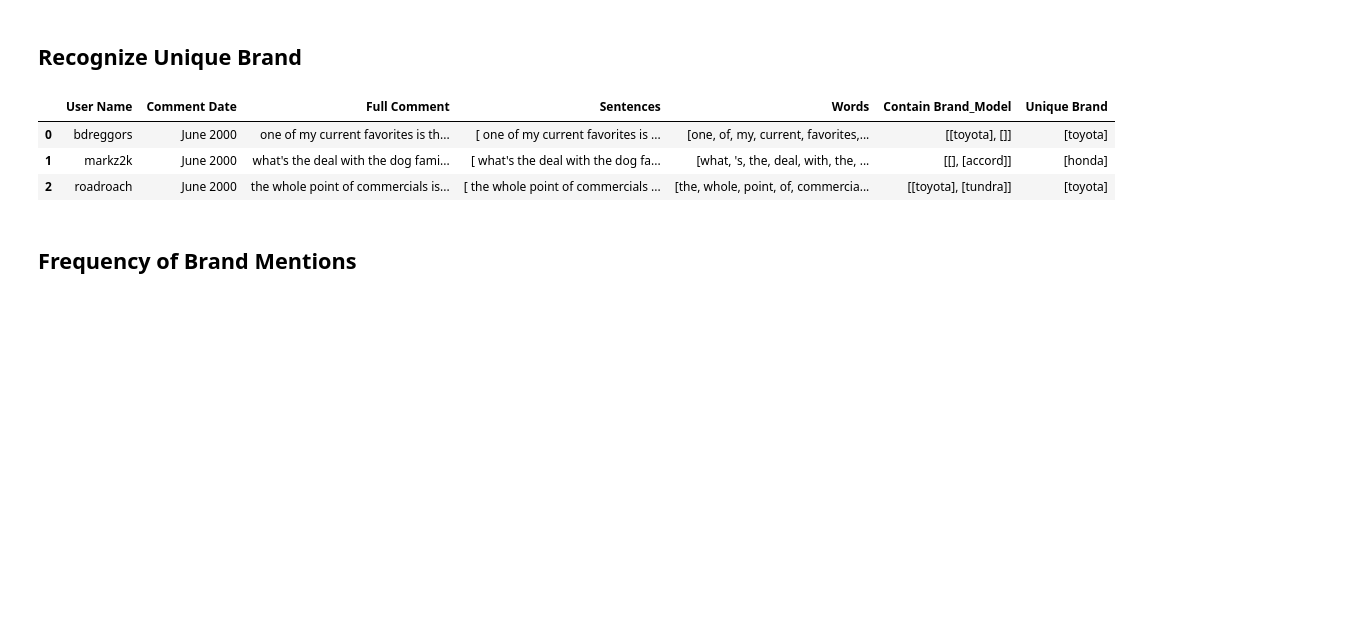
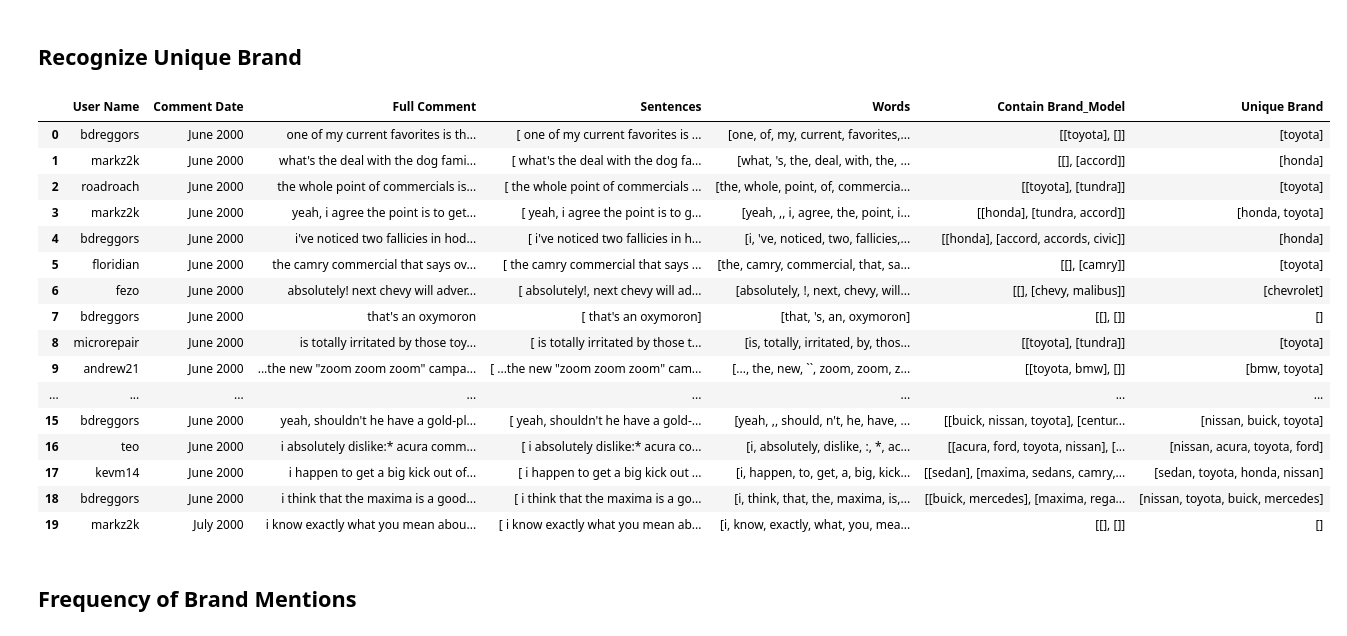
Before and after one commit to rebeccazhang199/Text_Analytics, a Jupyter notebook: Group Assignment.ipynb, the cells around one changed output. Saved outputs shown, nothing was run; the diff lists cells and outputs as text; code cells hidden in the pictures; blank space fills up the shorter version.

Commit message:
Add files via upload
Changed comments df

```diff
--- a/Group Assignment.ipynb
+++ b/Group Assignment.ipynb
@@ -155,22 +155,35 @@ comments.head(3)
 # %%
 def extract_unique_brands(brand_model_list):
     unique_brands = set()
     for brand in brand_model_list[0]:
         unique_brands.add(brand)
     for model in brand_model_list[1]:
         brand_from_dict = model_dict.get(model)
-        if brand_from_dict not in unique_brands:
+        if brand_from_dict not in unique_brands and brand_from_dict is not None:
             unique_brands.add(brand_from_dict)
 
     return list(unique_brands)
 
 comments['Unique Brand'] = comments['Contain Brand_Model'].apply(extract_unique_brands)
-comments.head(3)
+comments.head(20)
 # %% [output]
 |  | User Name | Comment Date | Full Comment | Sentences | Words | Contain Brand_Model | Unique Brand |
 | 0 | bdreggors | June 2000 | one of my current favorites is th... | [ one of my current favorites is ... | [one, of, my, current, favorites,... | [[toyota], []] | [toyota] |
 | 1 | markz2k | June 2000 | what's the deal with the dog fami... | [ what's the deal with the dog fa... | [what, 's, the, deal, with, the, ... | [[], [accord]] | [honda] |
 | 2 | roadroach | June 2000 | the whole point of commercials is... | [ the whole point of commercials ... | [the, whole, point, of, commercia... | [[toyota], [tundra]] | [toyota] |
+| 3 | markz2k | June 2000 | yeah, i agree the point is to get... | [ yeah, i agree the point is to g... | [yeah, ,, i, agree, the, point, i... | [[honda], [tundra, accord]] | [honda, toyota] |
+| 4 | bdreggors | June 2000 | i've noticed two fallicies in hod... | [ i've noticed two fallicies in h... | [i, 've, noticed, two, fallicies,... | [[honda], [accord, accords, civic]] | [honda] |
+| 5 | floridian | June 2000 | the camry commercial that says ov... | [ the camry commercial that says ... | [the, camry, commercial, that, sa... | [[], [camry]] | [toyota] |
+| 6 | fezo | June 2000 | absolutely! next chevy will adver... | [ absolutely!, next chevy will ad... | [absolutely, !, next, chevy, will... | [[], [chevy, malibus]] | [chevrolet] |
+| 7 | bdreggors | June 2000 | that's an oxymoron | [ that's an oxymoron] | [that, 's, an, oxymoron] | [[], []] | [] |
+| 8 | microrepair | June 2000 | is totally irritated by those toy... | [ is totally irritated by those t... | [is, totally, irritated, by, thos... | [[toyota], [tundra]] | [toyota] |
+| 9 | andrew21 | June 2000 | ...the new "zoom zoom zoom" campa... | [ ...the new "zoom zoom zoom" cam... | [..., the, new, ``, zoom, zoom, z... | [[toyota, bmw], []] | [bmw, toyota] |
+| ... | ... | ... | ... | ... | ... | ... | ... |
+| 15 | bdreggors | June 2000 | yeah, shouldn't he have a gold-pl... | [ yeah, shouldn't he have a gold-... | [yeah, ,, should, n't, he, have, ... | [[buick, nissan, toyota], [centur... | [nissan, buick, toyota] |
+| 16 | teo | June 2000 | i absolutely dislike:* acura comm... | [ i absolutely dislike:* acura co... | [i, absolutely, dislike, :, *, ac... | [[acura, ford, toyota, nissan], [... | [nissan, acura, toyota, ford] |
+| 17 | kevm14 | June 2000 | i happen to get a big kick out of... | [ i happen to get a big kick out ... | [i, happen, to, get, a, big, kick... | [[sedan], [maxima, sedans, camry,... | [sedan, toyota, honda, nissan] |
+| 18 | bdreggors | June 2000 | i think that the maxima is a good... | [ i think that the maxima is a go... | [i, think, that, the, maxima, is,... | [[buick, mercedes], [maxima, rega... | [nissan, toyota, buick, mercedes] |
+| 19 | markz2k | July 2000 | i know exactly what you mean abou... | [ i know exactly what you mean ab... | [i, know, exactly, what, you, mea... | [[], []] | [] |
 # %% [markdown]
 ## Frequency of Brand Mentions
 # %%
```
Also changed, not shown: parts of 1 cell of this notebook.
